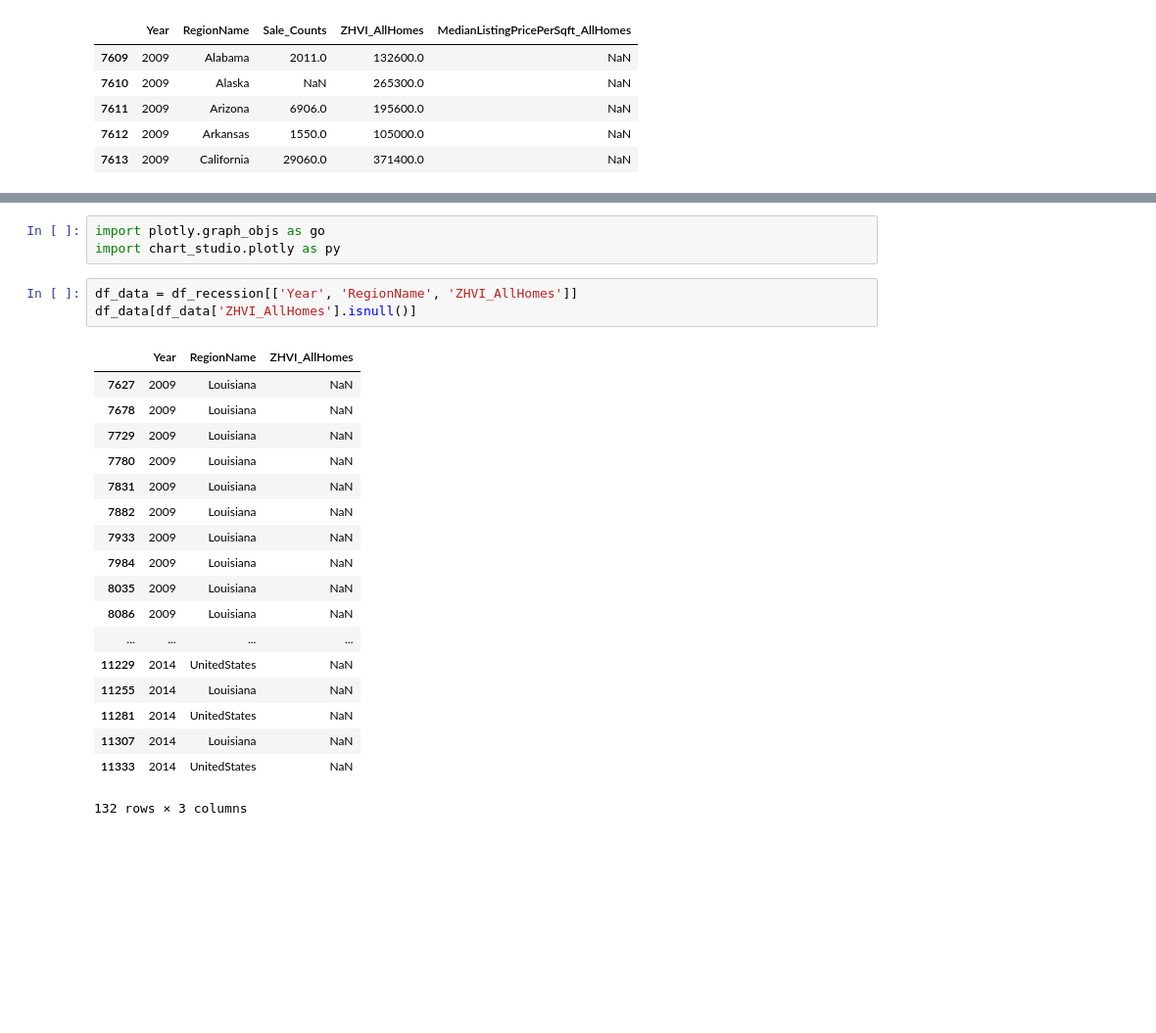
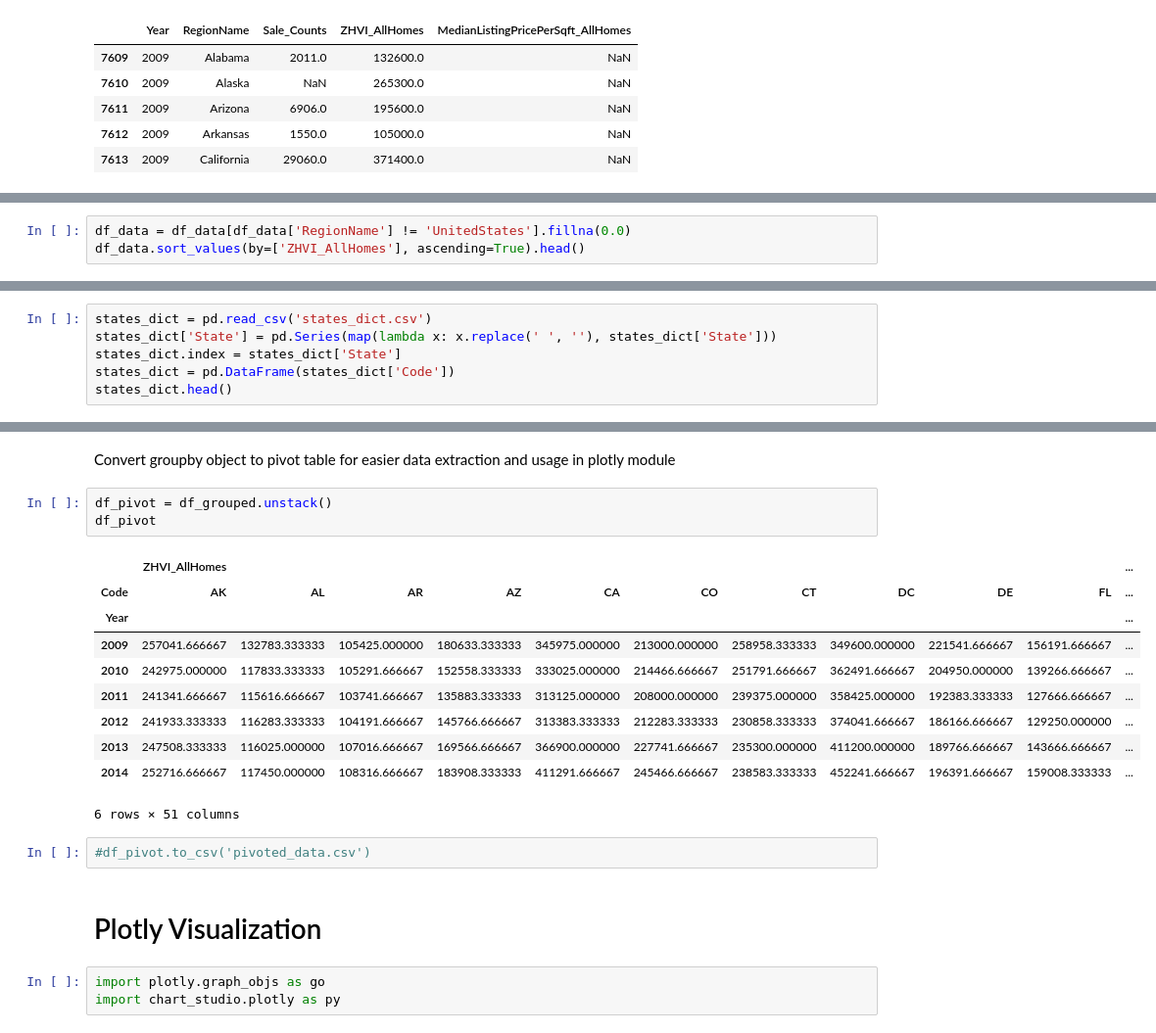
Before and after one commit to agupta01/ds3-zillow, a Jupyter notebook: clean_for_mapping.ipynb, the cells around one changed output, grey strips where cells are left out. Shown at 98% size. Saved outputs shown, nothing was run; the diff lists cells and outputs as text; blank space fills up the shorter version.

```diff
--- a/clean_for_mapping.ipynb
+++ b/clean_for_mapping.ipynb
@@ -119,0 +95,3 @@ DEBUG:matplotlib.pyplot:Loaded backend module://ipykernel.pylab.backend_inline v
+# %%
+df_data = df_data[df_data['RegionName'] != 'UnitedStates'].fillna(0.0)
+df_data.sort_values(by=['ZHVI_AllHomes'], ascending=True).head()
@@ -119,0 +134,6 @@ DEBUG:matplotlib.pyplot:Loaded backend module://ipykernel.pylab.backend_inline v
+# %%
+states_dict = pd.read_csv('states_dict.csv')
+states_dict['State'] = pd.Series(map(lambda x: x.replace(' ', ''), states_dict['State']))
+states_dict.index = states_dict['State']
+states_dict = pd.DataFrame(states_dict['Code'])
+states_dict.head()
@@ -120,26 +180,24 @@ DEBUG:matplotlib.pyplot:Loaded backend module://ipykernel.pylab.backend_inline v
+# %% [markdown]
+Convert groupby object to pivot table for easier data extraction and usage in plotly module
+# %%
+df_pivot = df_grouped.unstack()
+df_pivot
+# %% [output]
+|  | ZHVI_AllHomes |  |  |  |  |  |  |  |  |  | ... |
+| Code | AK | AL | AR | AZ | CA | CO | CT | DC | DE | FL | ... |
+| Year |  |  |  |  |  |  |  |  |  |  | ... |
+| 2009 | 257041.666667 | 132783.333333 | 105425.000000 | 180633.333333 | 345975.000000 | 213000.000000 | 258958.333333 | 349600.000000 | 221541.666667 | 156191.666667 | ... |
+| 2010 | 242975.000000 | 117833.333333 | 105291.666667 | 152558.333333 | 333025.000000 | 214466.666667 | 251791.666667 | 362491.666667 | 204950.000000 | 139266.666667 | ... |
+| 2011 | 241341.666667 | 115616.666667 | 103741.666667 | 135883.333333 | 313125.000000 | 208000.000000 | 239375.000000 | 358425.000000 | 192383.333333 | 127666.666667 | ... |
+| 2012 | 241933.333333 | 116283.333333 | 104191.666667 | 145766.666667 | 313383.333333 | 212283.333333 | 230858.333333 | 374041.666667 | 186166.666667 | 129250.000000 | ... |
+| 2013 | 247508.333333 | 116025.000000 | 107016.666667 | 169566.666667 | 366900.000000 | 227741.666667 | 235300.000000 | 411200.000000 | 189766.666667 | 143666.666667 | ... |
+| 2014 | 252716.666667 | 117450.000000 | 108316.666667 | 183908.333333 | 411291.666667 | 245466.666667 | 238583.333333 | 452241.666667 | 196391.666667 | 159008.333333 | ... |
+6 rows × 51 columns
+# %%
+#df_pivot.to_csv('pivoted_data.csv')
+# %% [markdown]
+# Plotly Visualization
 # %%
 import plotly.graph_objs as go
 import chart_studio.plotly as py
-# %%
-df_data = df_recession[['Year', 'RegionName', 'ZHVI_AllHomes']]
-df_data[df_data['ZHVI_AllHomes'].isnull()]
-# %% [output]
-|  | Year | RegionName | ZHVI_AllHomes |
-| 7627 | 2009 | Louisiana | NaN |
-| 7678 | 2009 | Louisiana | NaN |
-| 7729 | 2009 | Louisiana | NaN |
-| 7780 | 2009 | Louisiana | NaN |
-| 7831 | 2009 | Louisiana | NaN |
-| 7882 | 2009 | Louisiana | NaN |
-| 7933 | 2009 | Louisiana | NaN |
-| 7984 | 2009 | Louisiana | NaN |
-| 8035 | 2009 | Louisiana | NaN |
-| 8086 | 2009 | Louisiana | NaN |
-| ... | ... | ... | ... |
-| 11229 | 2014 | UnitedStates | NaN |
-| 11255 | 2014 | Louisiana | NaN |
-| 11281 | 2014 | UnitedStates | NaN |
-| 11307 | 2014 | Louisiana | NaN |
-| 11333 | 2014 | UnitedStates | NaN |
-132 rows × 3 columns
 # %%
```
Also changed, not shown: parts of 25 cells of this notebook, 8 other files.
